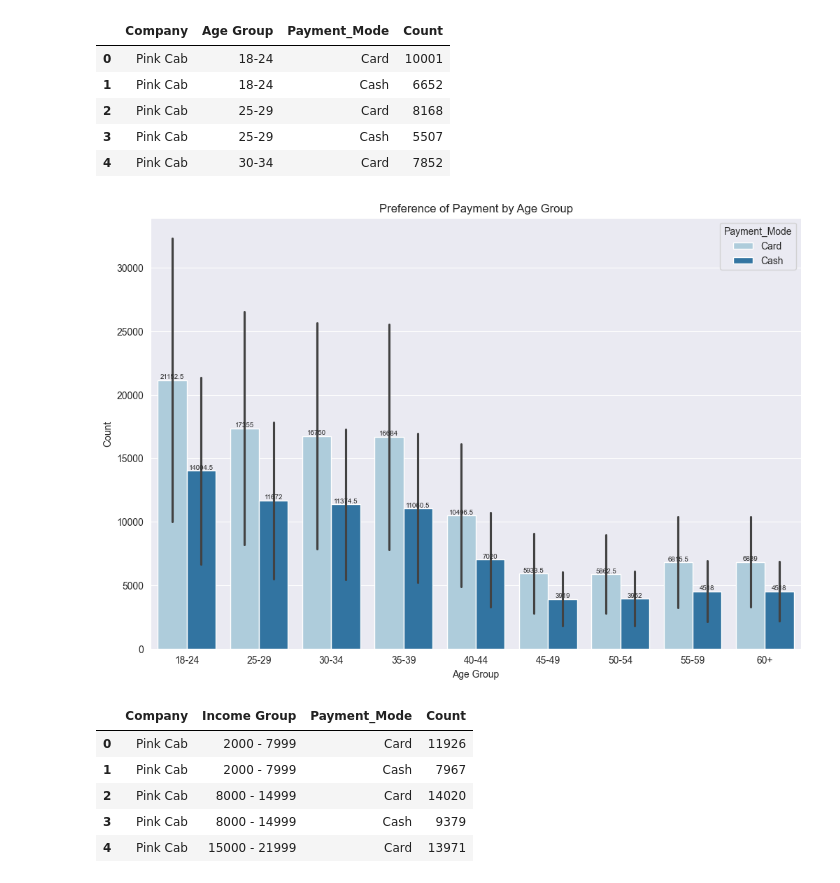
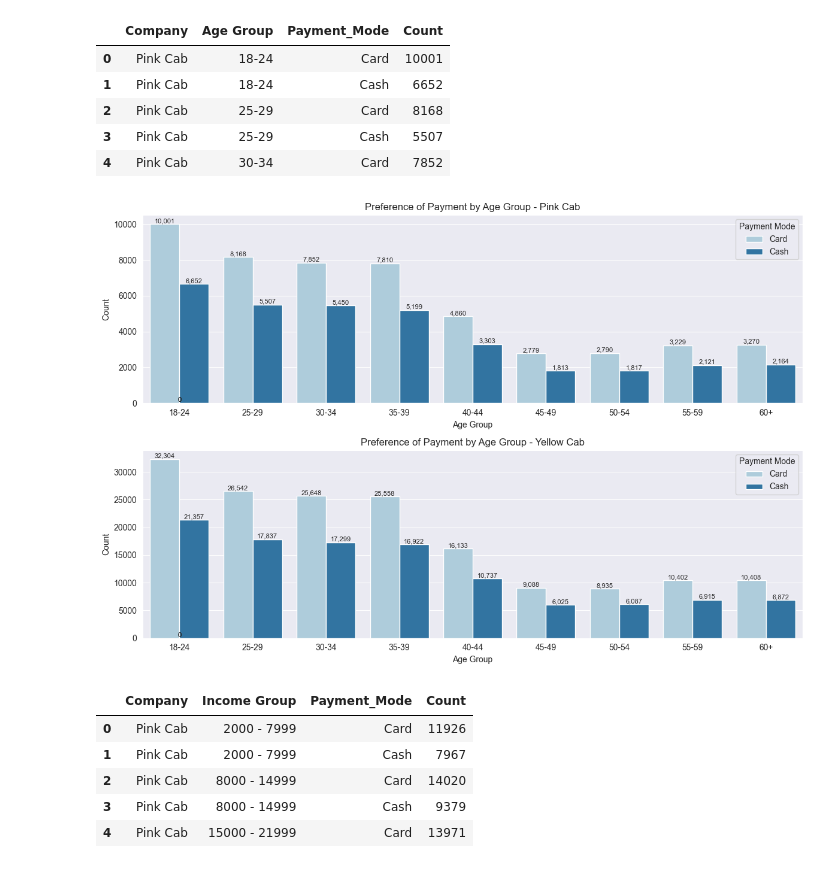
Before and after one commit to MuhammadNurilHuda/G2M-Cab-Investment, a Jupyter notebook: Data Preparation.ipynb, the cells around one changed output. Cells and saved outputs as stored; diff of their text form; code cells hidden in the pictures.

```diff
--- a/Data Preparation.ipynb
+++ b/Data Preparation.ipynb
@@ -1149,16 +1149,46 @@ df_grouped.head()
 | 2 | Pink Cab | 25-29 | Card | 8168 |
 | 3 | Pink Cab | 25-29 | Cash | 5507 |
 | 4 | Pink Cab | 30-34 | Card | 7852 |
-# %%
-ax = sns.barplot(data=df_grouped, x='Age Group', y='Count', hue='Payment_Mode', palette='Paired')
-plt.title('Preference of Payment by Age Group')
-plt.xlabel('Age Group')
-plt.ylabel('Count')
-for i in range(2):
-    ax.bar_label(ax.containers[i-1], fontsize=7)
-plt.show()
-# %% [output]
-[figure, removed]
+# %%
+# companies = df_grouped['Company'].unique()
+
+# for i, company in enumerate(companies, 1):
+#     plt.subplot(2,1,i)
+#     company_data = df_grouped[df_grouped['Company'] == company]
+#     # sns.lineplot(data=company_data, x='Quarter', y='Profit', hue='Year', marker='o')
+#     ax = sns.barplot(data=company_data, x='Age Group', y='Count', hue='Payment_Mode', palette='Paired')
+#     for line in range(0, company_data.shape[0]):
+#         plt.text(company_data['Age Group'].iloc[line], company_data['Count'].iloc[line],
+#                  f'{company_data["Count"].iloc[line]:,.2f}', color='black', ha='center', va='bottom')
+#     plt.title(f'Preference of Payment by Age Group - {company}')
+#     plt.xlabel('Age Group')
+#     plt.ylabel('Count')
+#     plt.legend(title='Payment Mode')
+
+# plt.tight_layout()
+# plt.show()
+companies = df_grouped['Company'].unique()
+
+for i, company in enumerate(companies, 1):
+    plt.subplot(2, 1, i)
+    company_data = df_grouped[df_grouped['Company'] == company]
+    ax = sns.barplot(data=company_data, x='Age Group', y='Count', hue='Payment_Mode', palette='Paired')
+
+    for patch in ax.patches:
+        width = patch.get_width()
+        height = patch.get_height()
+        x, y = patch.get_xy()
+        ax.annotate(f'{int(height):,}', (x + width / 2, y + height), ha='center', va='bottom', fontsize=8)
+
+    plt.title(f'Preference of Payment by Age Group - {company}')
+    plt.xlabel('Age Group')
+    plt.ylabel('Count')
+    plt.legend(title='Payment Mode')
+
+plt.tight_layout()
+plt.show()
+# %% [output]
+[figure, added]
 # %%
 df_grouped = df_used.groupby(['Company', 'Income Group','Payment_Mode']).size().reset_index(name='Count')
 df_grouped.head()
```
Also changed, not shown: parts of 4 cells of this notebook.
